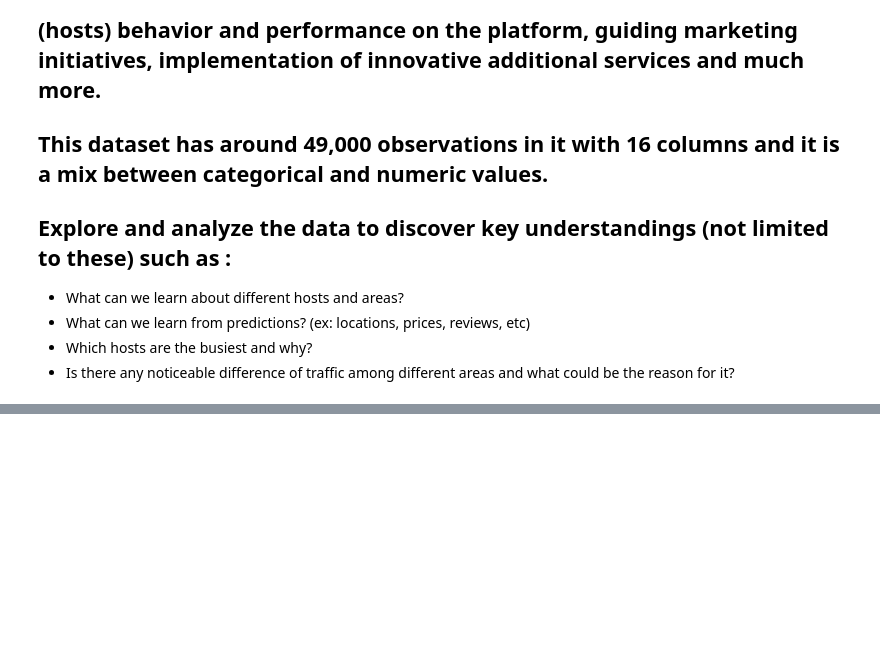
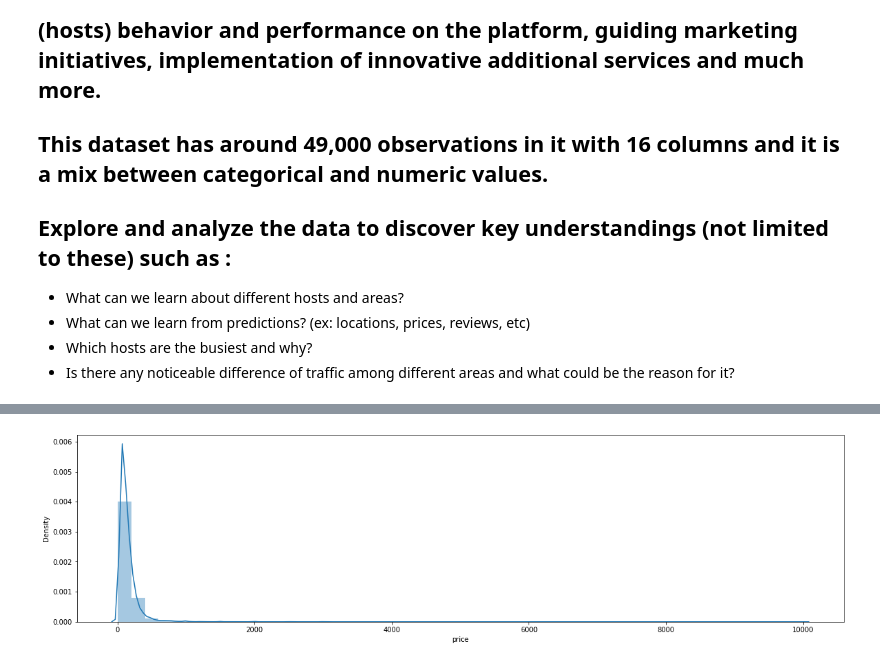
Before and after one commit to rugadamanikanta/Airbnb-Booking-analysis, a Jupyter notebook: Copy_of_Airbnb_Bookings_Analysis_Capstone_Project.ipynb, the cells around one changed output, grey strips where cells are left out. Drawn from its saved outputs; the diff is of its cells as text; code cells hidden in the pictures; blank space fills up the shorter version.

```diff
--- a/Copy_of_Airbnb_Bookings_Analysis_Capstone_Project.ipynb
+++ b/Copy_of_Airbnb_Bookings_Analysis_Capstone_Project.ipynb
@@ -12,0 +82,7 @@
+# %%
+price_of_listings=cdf['price']
+# %%
+sns.distplot(price_of_listings, hist=True)
+plt.rcParams['figure.figsize'] = (20, 5)
+# %% [output]
+[figure, added]
```
Also changed, not shown: parts of 49 cells of this notebook.
